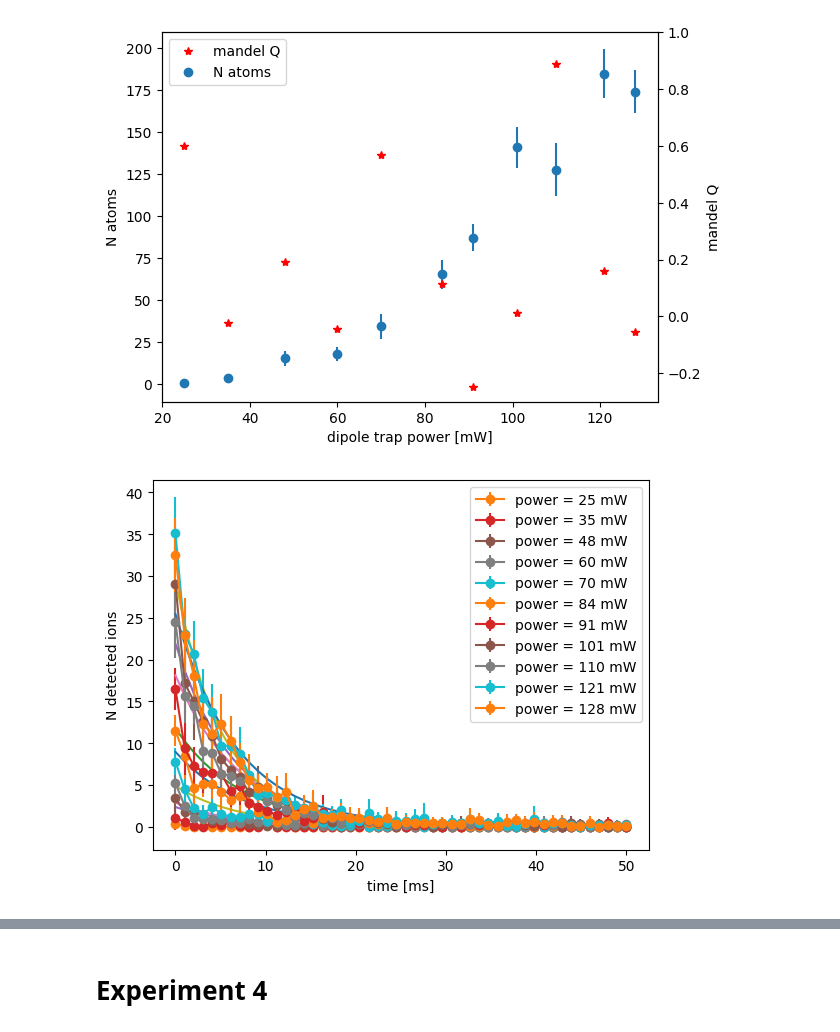
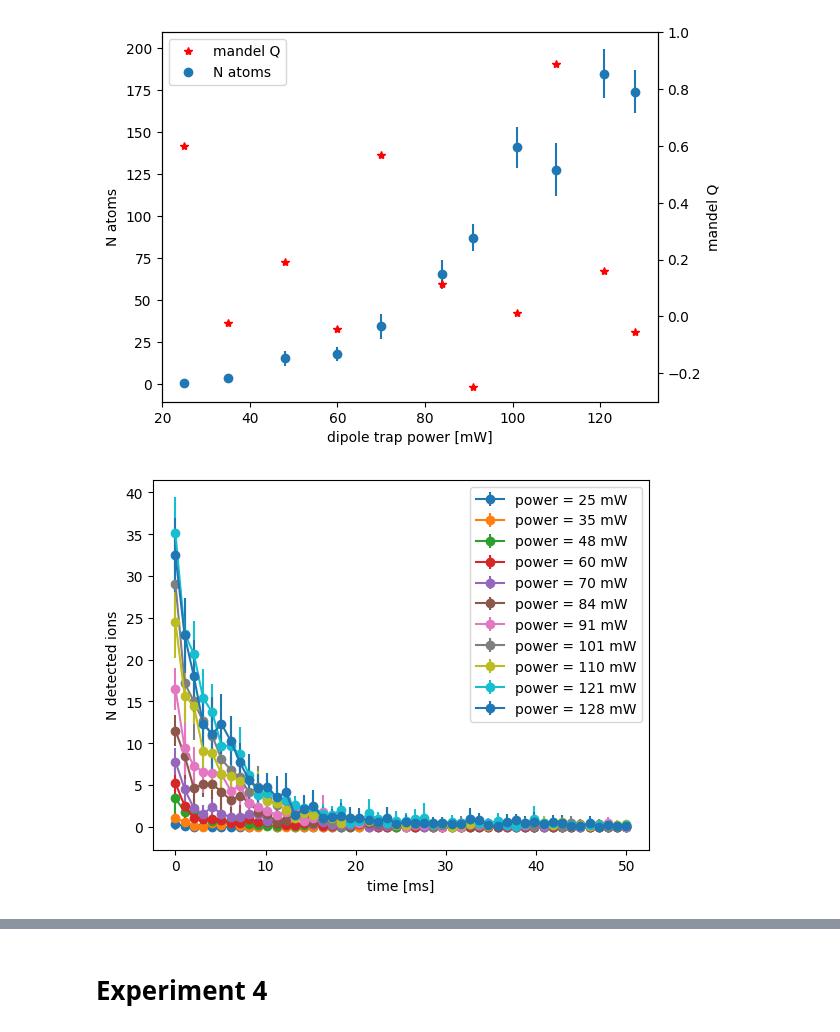
Before and after one commit to Valerio-Amico/Lab-Rydberg, a Jupyter notebook: dipolar_trap/cross_section_experiment_27_01_23.ipynb, the cells around one changed output, grey strips where cells are left out. Drawn from its saved outputs; the diff is of its cells as text; code cells hidden in the pictures.

Commit message:
good plot dipole trap depth

```diff
--- a/dipolar_trap/cross_section_experiment_27_01_23.ipynb
+++ b/dipolar_trap/cross_section_experiment_27_01_23.ipynb
@@ -213,31 +213,31 @@ def min_squared_rates(vector_means, stderr, delta_t, p0=[0,0]):
 # %%
 rates_MLE = []
 drates_MLE = []
 
 rates_ms = []
 drates_ms = []
 
 x = np.linspace(0, consecutive_measurements*delay_cons_exp, consecutive_measurements)
 for power in range(len(powers)):#[2,6,10]:
     rates = []
     for rep in range(N_cycles):
         rates.append(MLE_exp_rate(data_all[:, rep, power], delay_cons_exp))
     rates_MLE.append(np.mean(rates))
     drates_MLE.append(np.std(rates))
 
     result = min_squared_rates(np.mean(data_all[:, :, power], axis=1), np.std(data_all[:, :, power], axis=1), delay_cons_exp, p0=[N_atoms_means[power],rates_MLE[-1]])
     rates_ms.append(result[1])
 
     y = result[0]*exponential(result[1], x)
-    plt.plot(x,y)
+    #plt.plot(x,y)
     #plt.plot(x, data_all[:,8,power], marker="o", linestyle="-", label="power = "+names[power]+" mW")
     plt.errorbar(x, np.mean(data_all[:,:,power], axis=1), np.std(data_all[:,:,power], axis=1), marker="o", linestyle="-", label="power = "+names[power]+" mW")
 plt.legend()
 plt.xlabel("time [ms]")
 plt.ylabel("N detected ions")
 #plt.yscale("log")
 plt.show()
 # %% [output]
-[figure, old version]
+[figure, new version]
 # %%
 plt.errorbar(powers[2:], rates_MLE[2:], drates_MLE[2:], marker="o", ls="")
```
Also changed, not shown: parts of 1 cell of this notebook, 17 other files.
